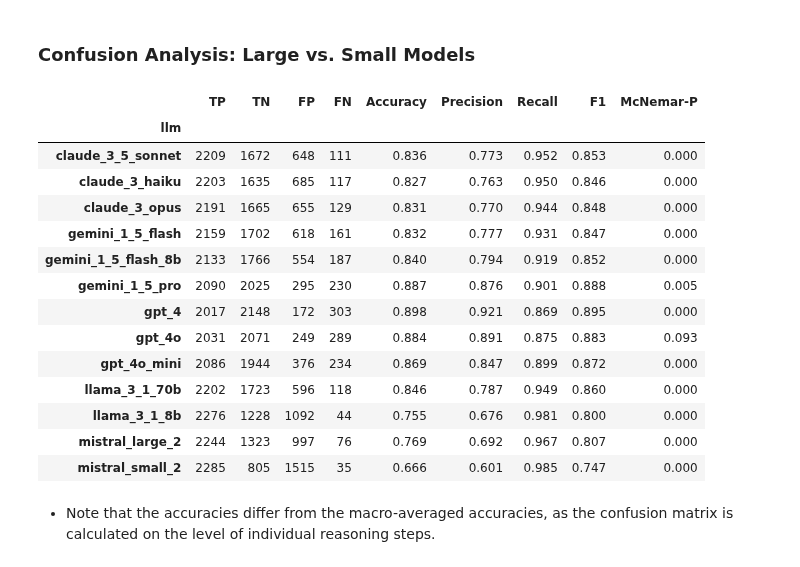
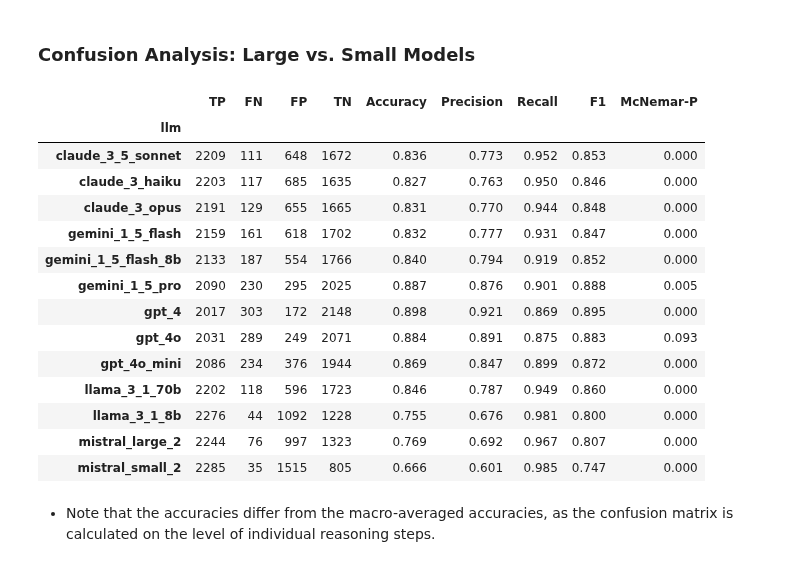
Before and after one commit to aimfeld/fallacy-detection, a Jupyter notebook: fallacy-identification.ipynb, the cells around one changed output. Saved outputs shown, nothing was run; the diff lists cells and outputs as text; code cells hidden in the pictures.

```diff
--- a/fallacy-identification.ipynb
+++ b/fallacy-identification.ipynb
@@ -355,23 +356,3 @@ plot_accuracies(
 - The LLMs perform best for insufficiency fallacies (the premises are insufficient or weak to support the conclusion).
 # %% [markdown]
 ### Confusion Analysis: Large vs. Small Models
-# %%
-df_confusion_e1 = get_identification_confusion_metrics(df_fallacies_e1)
-df_confusion_llm_e1 = df_confusion_e1.groupby('llm').sum()
-add_confusion_scores(df_confusion_llm_e1).round(3)
-# %% [output]
-|  | TP | TN | FP | FN | Accuracy | Precision | Recall | F1 | McNemar-P |
-| llm |  |  |  |  |  |  |  |  |  |
-| claude_3_5_sonnet | 2209 | 1672 | 648 | 111 | 0.836 | 0.773 | 0.952 | 0.853 | 0.000 |
-| claude_3_haiku | 2203 | 1635 | 685 | 117 | 0.827 | 0.763 | 0.950 | 0.846 | 0.000 |
-| claude_3_opus | 2191 | 1665 | 655 | 129 | 0.831 | 0.770 | 0.944 | 0.848 | 0.000 |
-| gemini_1_5_flash | 2159 | 1702 | 618 | 161 | 0.832 | 0.777 | 0.931 | 0.847 | 0.000 |
-| gemini_1_5_flash_8b | 2133 | 1766 | 554 | 187 | 0.840 | 0.794 | 0.919 | 0.852 | 0.000 |
-| gemini_1_5_pro | 2090 | 2025 | 295 | 230 | 0.887 | 0.876 | 0.901 | 0.888 | 0.005 |
-| gpt_4 | 2017 | 2148 | 172 | 303 | 0.898 | 0.921 | 0.869 | 0.895 | 0.000 |
-| gpt_4o | 2031 | 2071 | 249 | 289 | 0.884 | 0.891 | 0.875 | 0.883 | 0.093 |
-| gpt_4o_mini | 2086 | 1944 | 376 | 234 | 0.869 | 0.847 | 0.899 | 0.872 | 0.000 |
-| llama_3_1_70b | 2202 | 1723 | 596 | 118 | 0.846 | 0.787 | 0.949 | 0.860 | 0.000 |
-| llama_3_1_8b | 2276 | 1228 | 1092 | 44 | 0.755 | 0.676 | 0.981 | 0.800 | 0.000 |
-| mistral_large_2 | 2244 | 1323 | 997 | 76 | 0.769 | 0.692 | 0.967 | 0.807 | 0.000 |
-| mistral_small_2 | 2285 | 805 | 1515 | 35 | 0.666 | 0.601 | 0.985 | 0.747 | 0.000 |
@@ -378,3 +361,22 @@ add_confusion_scores(df_confusion_llm_e1).round(3)
+# %%
+df_confusion_metrics_llm_e1 = get_identification_confusion_metrics(df_confusion_e1, ['llm', 'label'])
+df_confusion_metrics_llm_e1.round(3)
+# %% [output]
+|  | TP | FN | FP | TN | Accuracy | Precision | Recall | F1 | McNemar-P |
+| llm |  |  |  |  |  |  |  |  |  |
+| claude_3_5_sonnet | 2209 | 111 | 648 | 1672 | 0.836 | 0.773 | 0.952 | 0.853 | 0.000 |
+| claude_3_haiku | 2203 | 117 | 685 | 1635 | 0.827 | 0.763 | 0.950 | 0.846 | 0.000 |
+| claude_3_opus | 2191 | 129 | 655 | 1665 | 0.831 | 0.770 | 0.944 | 0.848 | 0.000 |
+| gemini_1_5_flash | 2159 | 161 | 618 | 1702 | 0.832 | 0.777 | 0.931 | 0.847 | 0.000 |
+| gemini_1_5_flash_8b | 2133 | 187 | 554 | 1766 | 0.840 | 0.794 | 0.919 | 0.852 | 0.000 |
+| gemini_1_5_pro | 2090 | 230 | 295 | 2025 | 0.887 | 0.876 | 0.901 | 0.888 | 0.005 |
+| gpt_4 | 2017 | 303 | 172 | 2148 | 0.898 | 0.921 | 0.869 | 0.895 | 0.000 |
+| gpt_4o | 2031 | 289 | 249 | 2071 | 0.884 | 0.891 | 0.875 | 0.883 | 0.093 |
+| gpt_4o_mini | 2086 | 234 | 376 | 1944 | 0.869 | 0.847 | 0.899 | 0.872 | 0.000 |
+| llama_3_1_70b | 2202 | 118 | 596 | 1723 | 0.846 | 0.787 | 0.949 | 0.860 | 0.000 |
+| llama_3_1_8b | 2276 | 44 | 1092 | 1228 | 0.755 | 0.676 | 0.981 | 0.800 | 0.000 |
+| mistral_large_2 | 2244 | 76 | 997 | 1323 | 0.769 | 0.692 | 0.967 | 0.807 | 0.000 |
+| mistral_small_2 | 2285 | 35 | 1515 | 805 | 0.666 | 0.601 | 0.985 | 0.747 | 0.000 |
 # %% [markdown]
 - Note that the accuracies differ from the macro-averaged accuracies, as the confusion matrix is calculated on the level of individual reasoning steps.
 # %%
```
Also changed, not shown: parts of 23 cells of this notebook, 5 other files.
